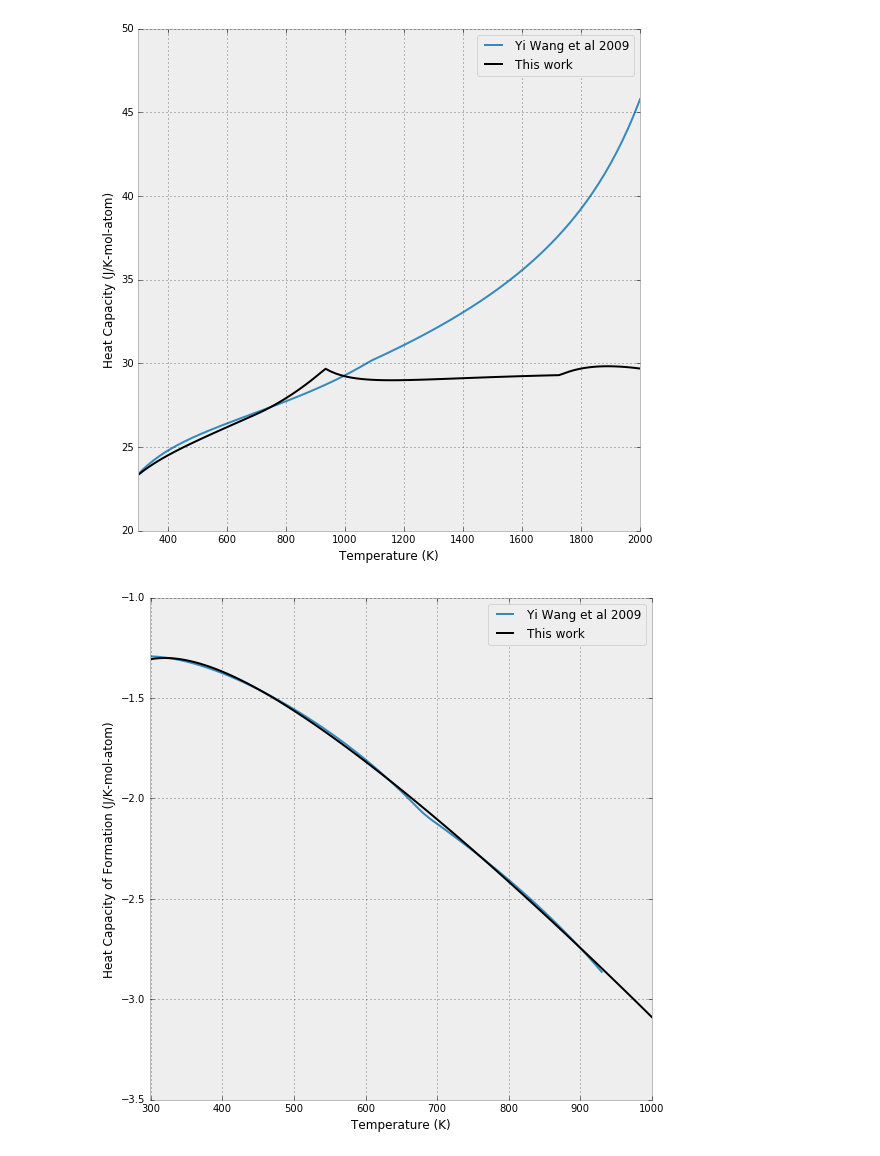
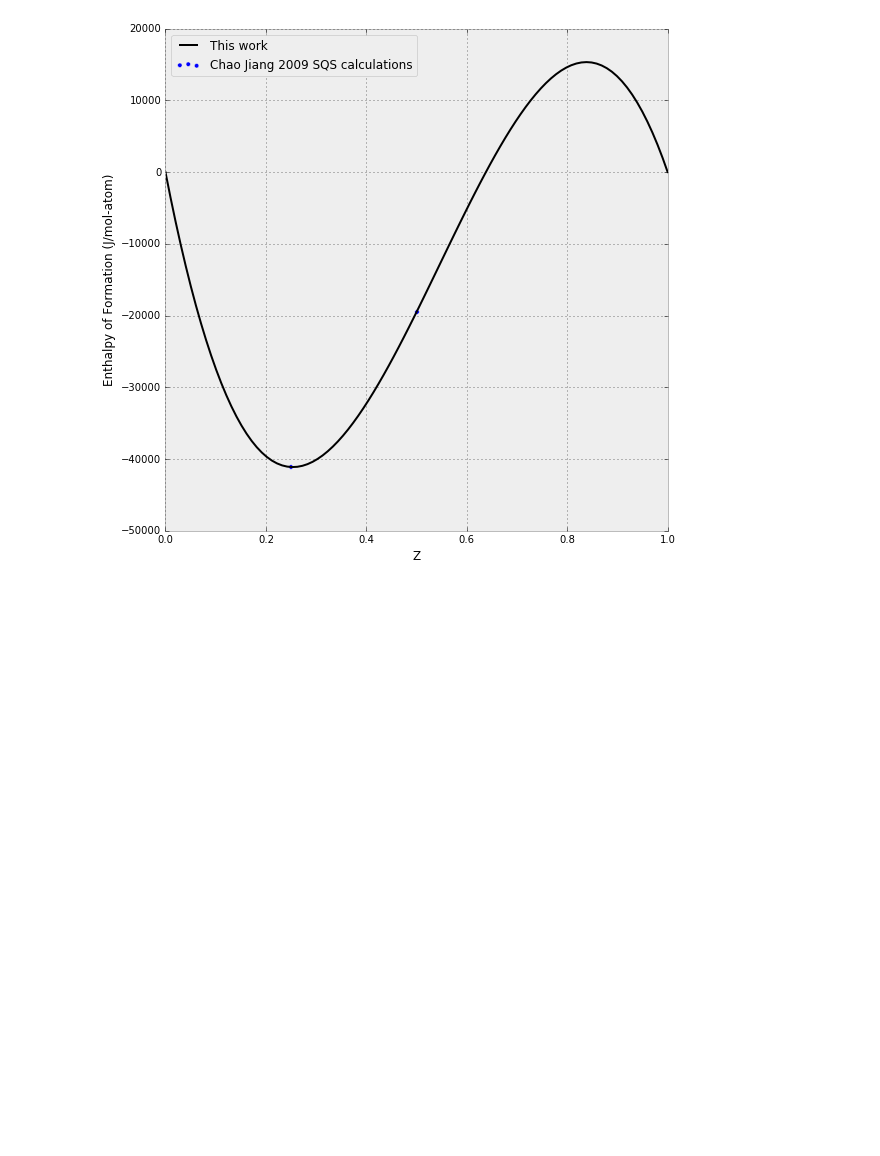
Before and after one commit to PhasesResearchLab/ESPEI, a Jupyter notebook: Parameters.ipynb, the cells around one changed output. Saved outputs shown, nothing was run; the diff lists cells and outputs as text; code cells hidden in the pictures; blank space fills up the shorter version.

```diff
--- a/Parameters.ipynb
+++ b/Parameters.ipynb
@@ -17,5 +17,5 @@ comps = ['AL', 'NI', 'VA']
 #ratios = [0.25, 0.25, 0.25, 0.25, 1]
 phase = 'BCC_B2'
 ratios = [0.5, 0.5, 1]
-configuration = ["NI", ["AL", "VA"], "VA"]
+configuration = ["AL", ["AL", "NI"], "VA"]
 datasets = paramselect.load_datasets(sorted(recursive_glob('Al-Ni', '*.json')))
@@ -35,6 +52,5 @@ print(parameters)
 # %%
 #datasets = paramselect.load_datasets(sorted(recursive_glob('Al-Ni', '*.json')))
-paramselect.plot_parameters(comps, phase, configuration, ratios, datasets, parameters)
+paramselect.plot_parameters(comps, phase, configuration, ratios, datasets, parameters, plots=[('Z', 'HM_FORM')])
 # %% [output]
-[figure, old version]
+[figure, new version]
-[figure, removed]
```
Also changed, not shown: parts of 3 cells of this notebook, 1 other file.
